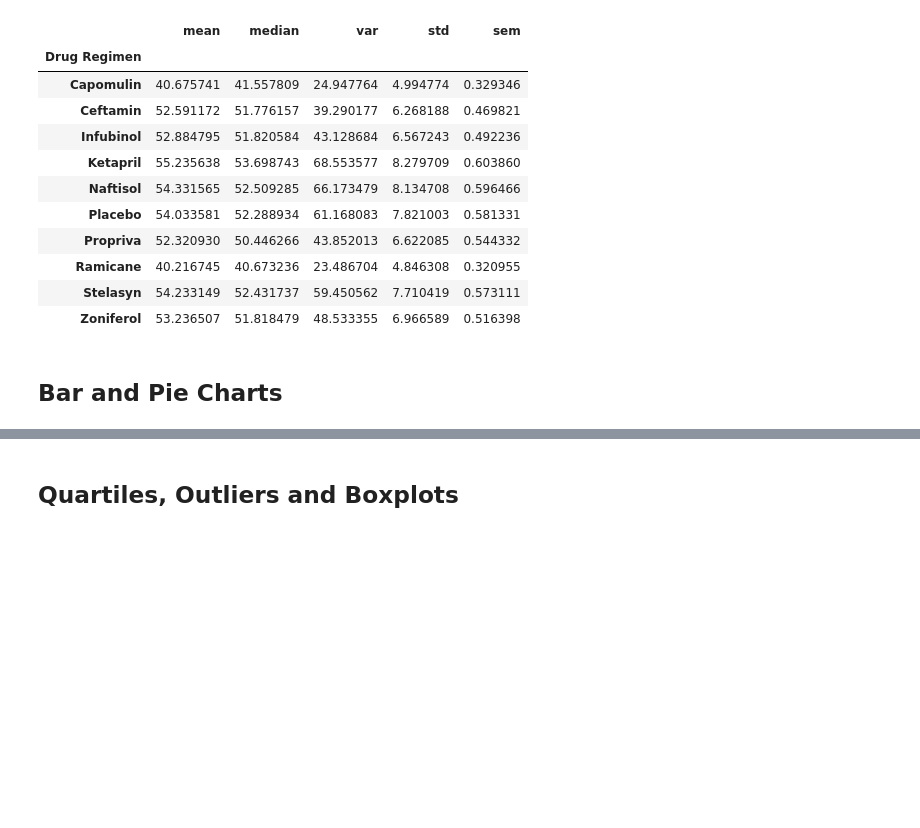
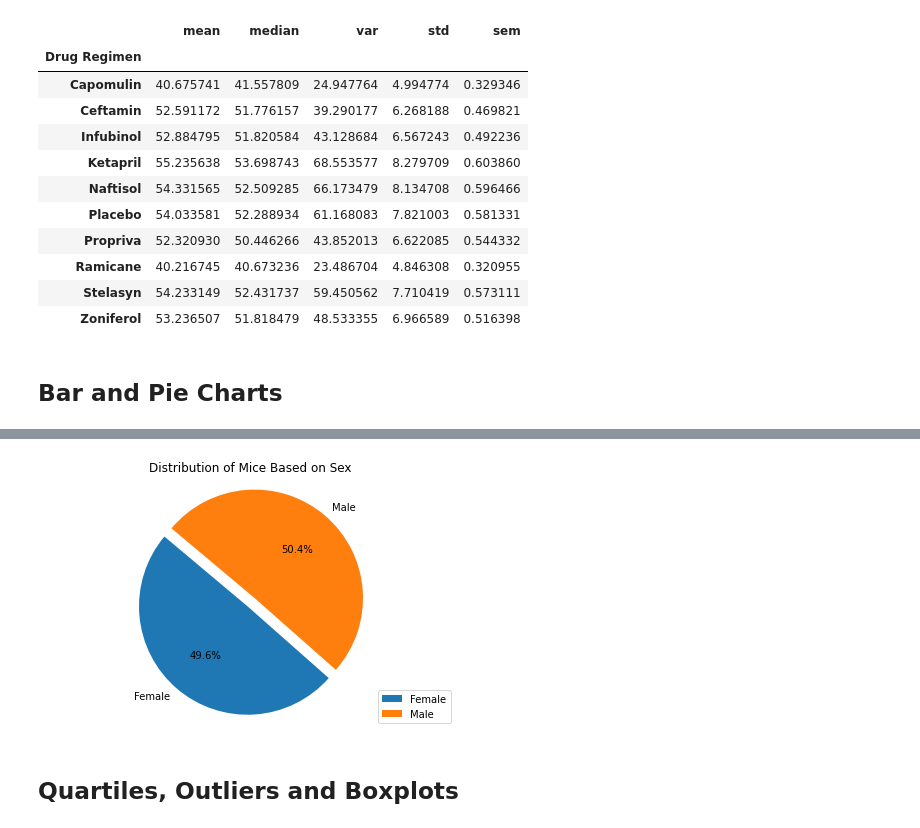
Before and after one commit to charlesphil/matplotlib-challenge, a Jupyter notebook: pymaceuticals_starter.ipynb, the cells around one changed output, grey strips where cells are left out. Saved outputs shown, nothing was run; the diff lists cells and outputs as text; code cells hidden in the pictures; blank space fills up the shorter version.

```diff
--- a/pymaceuticals_starter.ipynb
+++ b/pymaceuticals_starter.ipynb
@@ -156,3 +211,19 @@ plt.show()
+# %%
+# Generate a pie plot showing the distribution of female versus male mice using pyplot
+
+# Plot pie chart using pyplot, based on previous unique counts of female/male mice
+pyplot_pie = plt.pie(sex_count['Mouse ID'], labels=sex_count.index, autopct='%1.1f%%', startangle=140, explode=(0.1, 0))
+
+# Add title and legend
+plt.title('Distribution of Mice Based on Sex')
+plt.legend(loc='lower right')
+
+# Display plot
+plt.axis('equal')
+plt.tight_layout()
+plt.show()
+# %% [output]
+[figure, added]
 # %% [markdown]
 ## Quartiles, Outliers and Boxplots
 # %%
```
Also changed, not shown: parts of 10 cells of this notebook.
